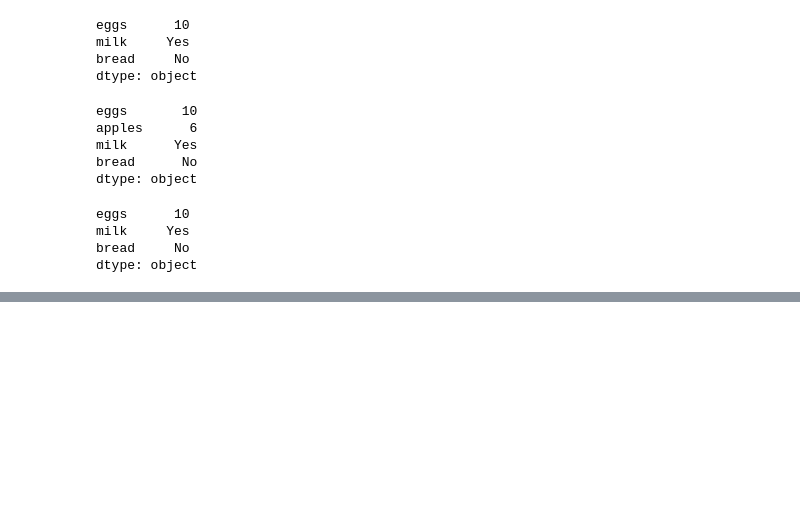
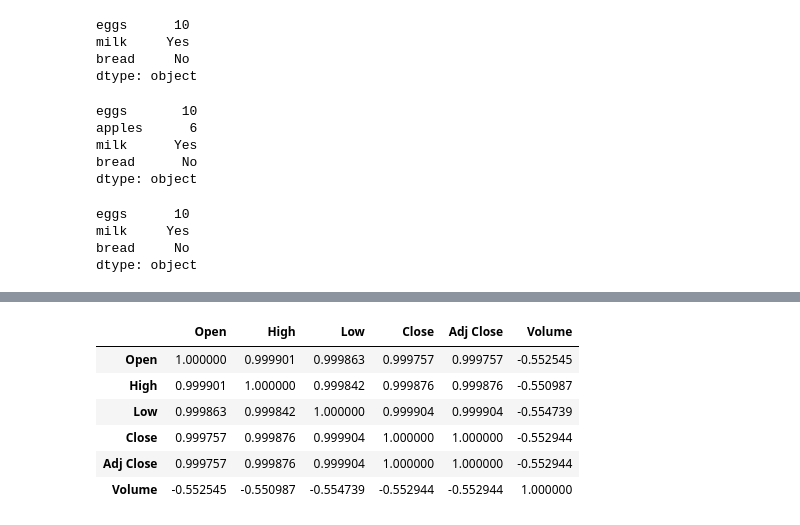
Before and after one commit to Crazz-Zaac/libraries-basic, a Jupyter notebook: Basic of numpy_pandas library.ipynb, the cells around one changed output, grey strips where cells are left out. Cells and saved outputs as stored; diff of their text form; code cells hidden in the pictures; blank space fills up the shorter version.

```diff
--- a/Basic of numpy_pandas library.ipynb
+++ b/Basic of numpy_pandas library.ipynb
@@ -480,0 +912,10 @@ groceries
+# %%
+google_stock.corr()
+# %% [output]
+|  | Open | High | Low | Close | Adj Close | Volume |
+| Open | 1.000000 | 0.999901 | 0.999863 | 0.999757 | 0.999757 | -0.552545 |
+| High | 0.999901 | 1.000000 | 0.999842 | 0.999876 | 0.999876 | -0.550987 |
+| Low | 0.999863 | 0.999842 | 1.000000 | 0.999904 | 0.999904 | -0.554739 |
+| Close | 0.999757 | 0.999876 | 0.999904 | 1.000000 | 1.000000 | -0.552944 |
+| Adj Close | 0.999757 | 0.999876 | 0.999904 | 1.000000 | 1.000000 | -0.552944 |
+| Volume | -0.552545 | -0.550987 | -0.554739 | -0.552944 | -0.552944 | 1.000000 |
```
Also changed, not shown: parts of 74 cells of this notebook, 2 other files.
